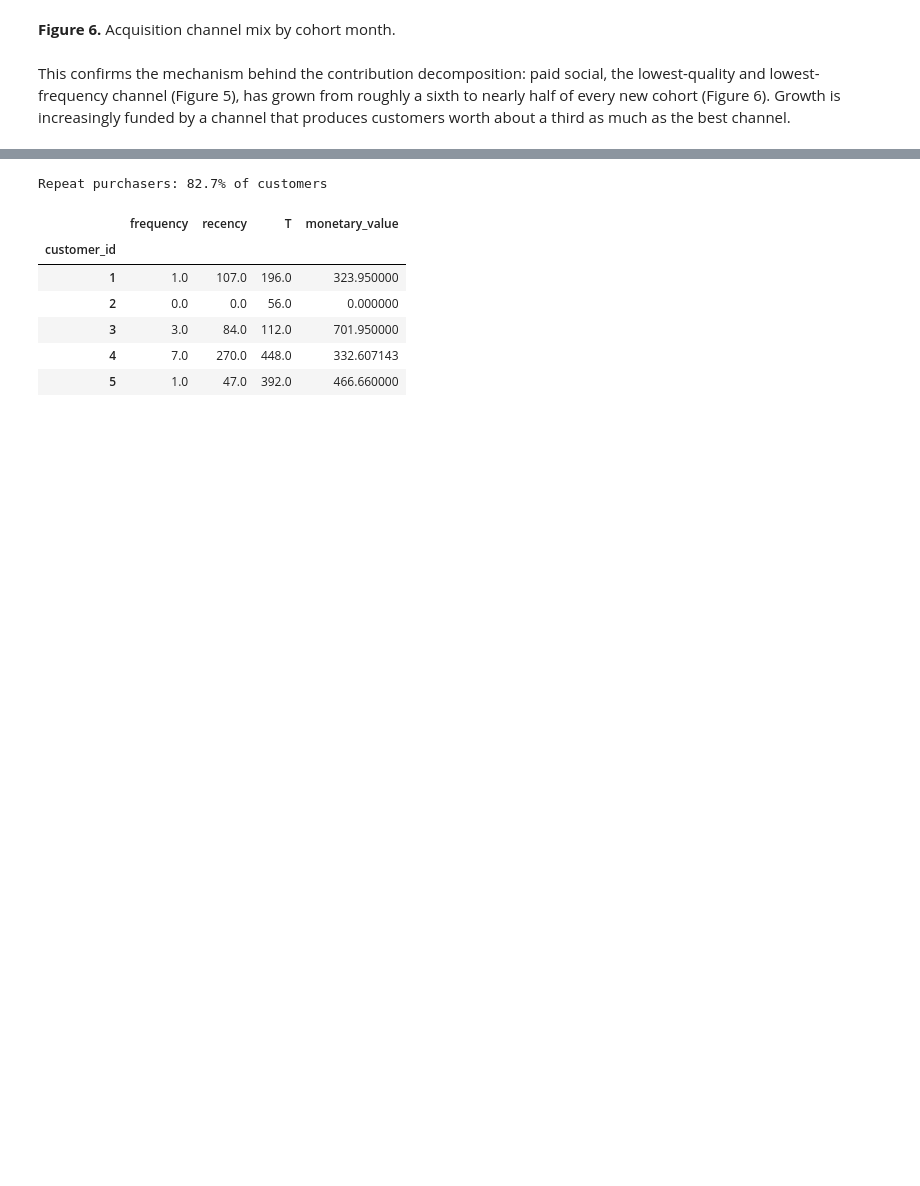
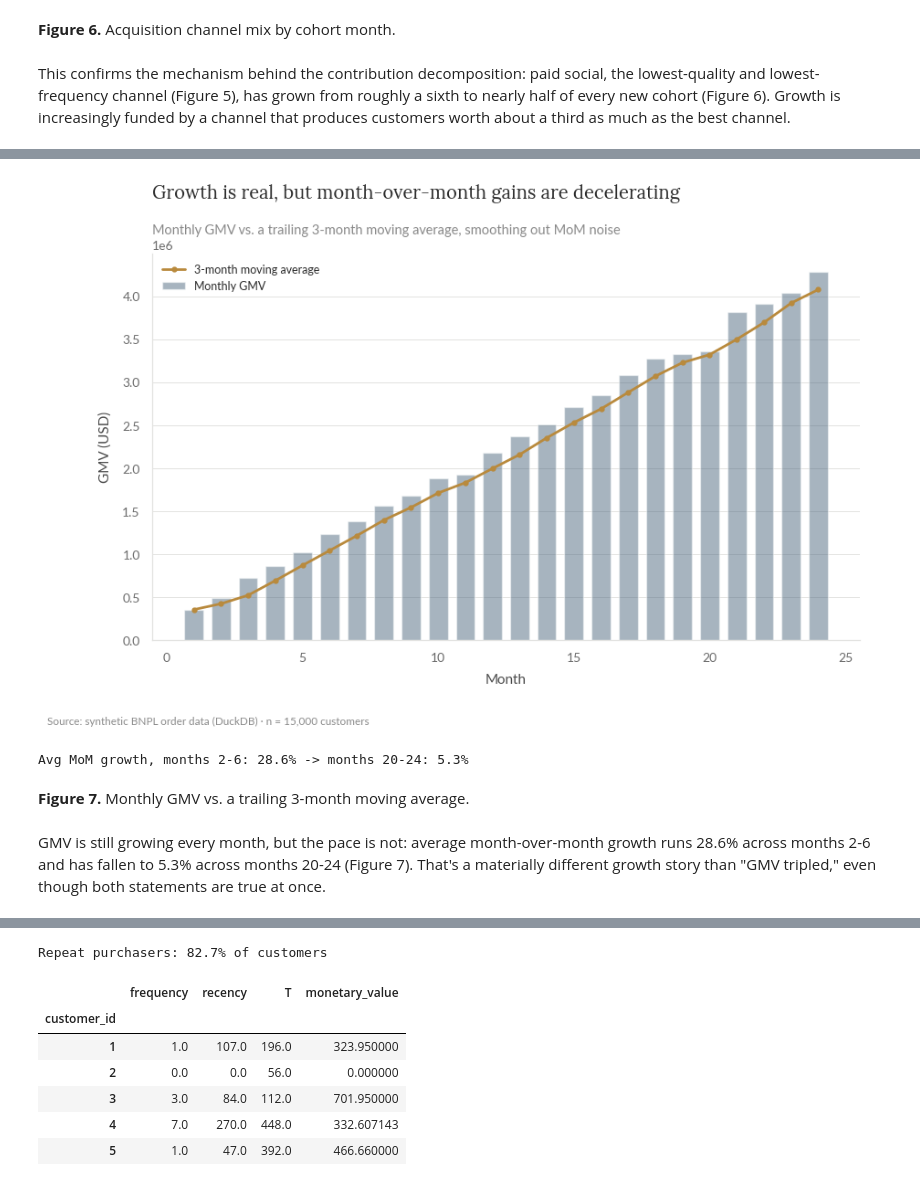
Before and after one commit to gus-morales/work-showcase, a Jupyter notebook: projects/02-ltv-contribution-analysis/notebooks/02_ltv_contribution_analysis.ipynb, the cells around one changed output, grey strips where cells are left out. Drawn from its saved outputs; the diff is of its cells as text; code cells hidden in the pictures; blank space fills up the shorter version.

```diff
--- a/projects/02-ltv-contribution-analysis/notebooks/02_ltv_contribution_analysis.ipynb
+++ b/projects/02-ltv-contribution-analysis/notebooks/02_ltv_contribution_analysis.ipynb
@@ -358,0 +385,25 @@ This confirms the mechanism behind the contribution decomposition: paid social,
+# %%
+trend = run_sql_file(con, "05_kpi_trend_with_deltas.sql")
+SOURCE = f"Source: synthetic BNPL order data (DuckDB) · n = {n_customers:,} customers"
+
+fig, ax = plt.subplots(figsize=(10, 5.5))
+ax.bar(trend.month_index, trend.gmv_usd, color=SLATE, alpha=0.45, width=0.7, zorder=2, label="Monthly GMV")
+ax.plot(trend.month_index, trend.gmv_3mo_moving_avg, color=MUTED_AMBER, linewidth=2,
+        marker="o", markersize=3.5, zorder=3, label="3-month moving average")
+style_ax(ax, title="Growth is real, but month-over-month gains are decelerating",
+         subtitle="Monthly GMV vs. a trailing 3-month moving average, smoothing out MoM noise",
+         xlabel="Month", ylabel="GMV (USD)")
+ax.legend(loc="upper left", fontsize=9)
+add_footnote(fig, SOURCE)
+plt.show()
+
+early = trend[trend.month_index.between(2, 6)]["mom_growth_pct"].mean()
+late = trend[trend.month_index.between(20, 24)]["mom_growth_pct"].mean()
+print(f"Avg MoM growth, months 2-6: {early:.1f}% -> months 20-24: {late:.1f}%")
+# %% [output]
+[figure, added]
+Avg MoM growth, months 2-6: 28.6% -> months 20-24: 5.3%
+# %% [markdown]
+**Figure 7.** Monthly GMV vs. a trailing 3-month moving average.
+# %% [markdown]
+GMV is still growing every month, but the pace is not: average month-over-month growth runs 28.6% across months 2-6 and has fallen to 5.3% across months 20-24 (Figure 7). That's a materially different growth story than "GMV tripled," even though both statements are true at once.
```
Also changed, not shown: parts of 19 cells of this notebook, 8 other files.
